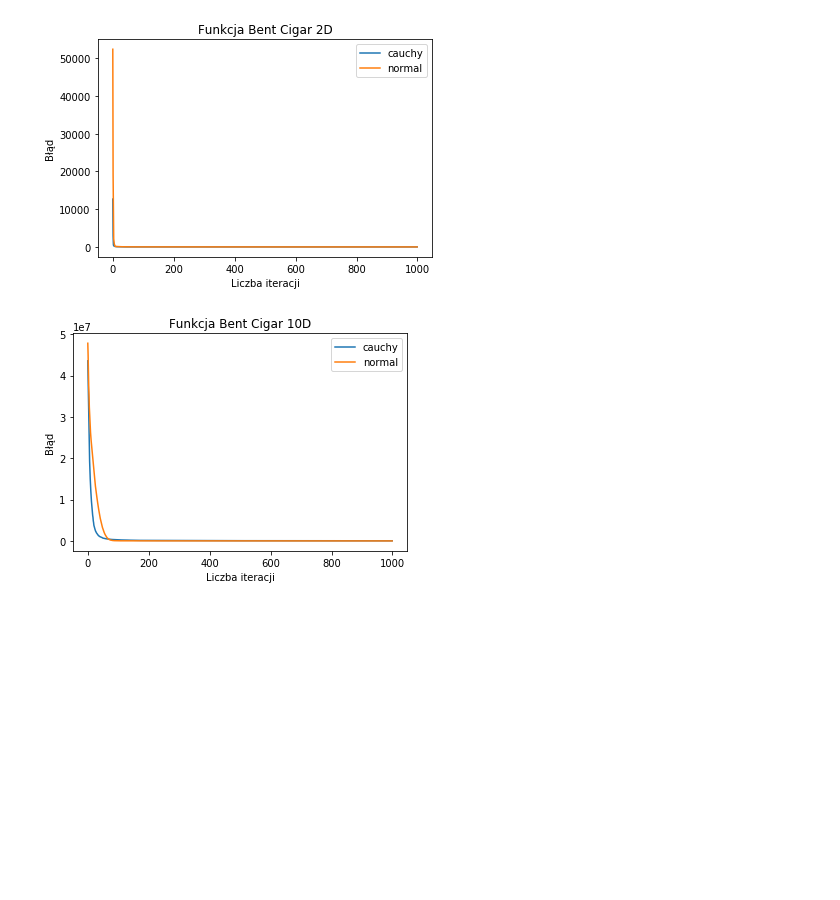
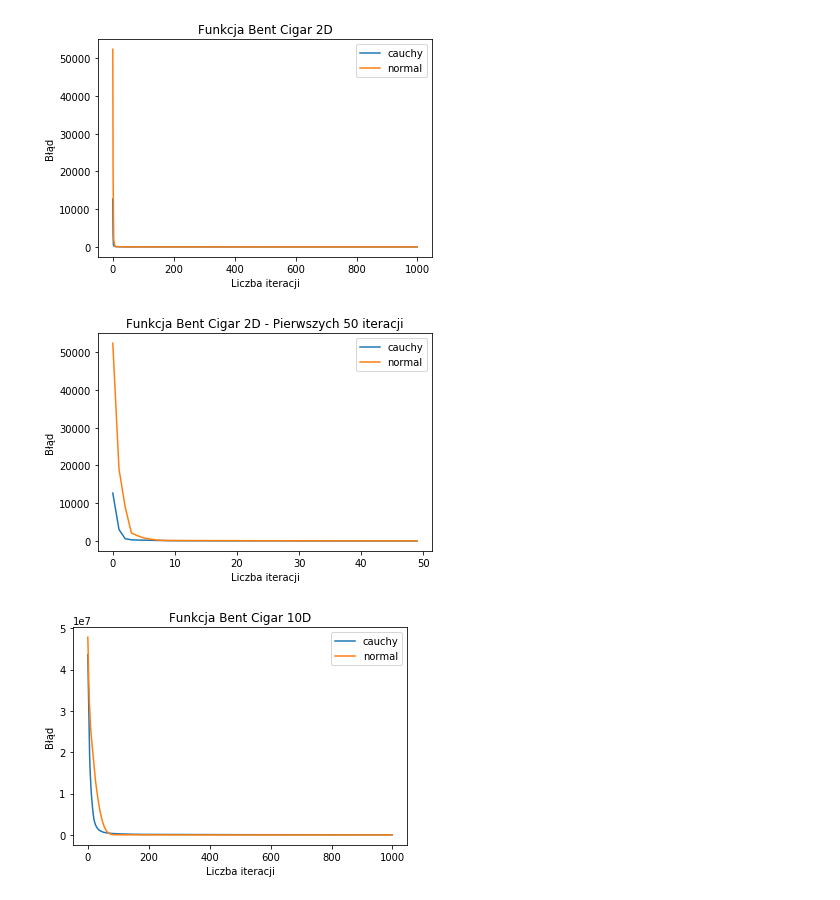
Before and after one commit to adamnapieralski/pszt-evolutionary-cauchy-searching, a Jupyter notebook: plot_progress.ipynb, the cells around one changed output. Cells and saved outputs as stored; diff of their text form; code cells hidden in the pictures; blank space fills up the shorter version.

Commit message:
add first 50 iterations plots

```diff
--- a/plot_progress.ipynb
+++ b/plot_progress.ipynb
@@ -25,6 +25,13 @@ plot_from_file("Funkcja Bent Cigar 2D",
                'analysis_out/bent_cigar/bent_cigar_progress_normal__D2_P50_I1000_R5120200416_164942.txt')
 # %% [output]
 [figure]
+# %%
+plot_from_file("Funkcja Bent Cigar 2D - Pierwszych 50 iteracji",
+               'analysis_out/bent_cigar/bent_cigar_progress_cauchy__D2_P50_I1000_R5120200416_164942.txt',
+               'analysis_out/bent_cigar/bent_cigar_progress_normal__D2_P50_I1000_R5120200416_164942.txt',
+              limit = 50)
+# %% [output]
+[figure, added]
 # %%
 plot_from_file("Funkcja Bent Cigar 10D",
                'analysis_out/bent_cigar/bent_cigar_progress_cauchy__D10_P50_I1000_R5120200416_183344.txt',
```
Also changed, not shown: parts of 13 cells of this notebook, 18 other files.
